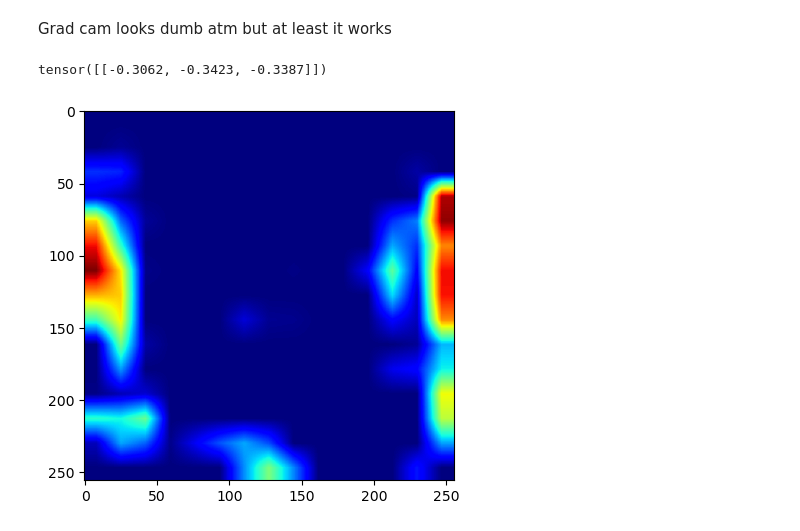
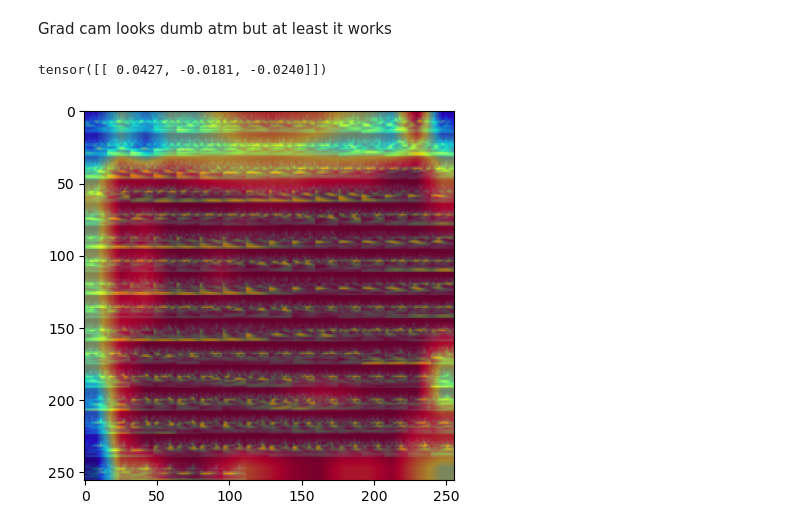
Before and after one commit to CEBangu/MEG-Decoding, a Jupyter notebook: model_adaptation.ipynb, the cells around one changed output. Drawn from its saved outputs; the diff is of its cells as text; code cells hidden in the pictures.

```diff
--- a/model_adaptation.ipynb
+++ b/model_adaptation.ipynb
@@ -117,7 +117,6 @@ input_tensor = preprocess(input_image)
 # %% [markdown]
 Grad cam looks dumb atm but at least it works
 # %%
-from torch.autograd import Function
 import cv2
 
 # Add a batch dimension to the input tensor
@@ -149,38 +148,45 @@ class GradCAM:
         gradients = self.gradients.cpu().data.numpy()[0]
         activations = self.activations.cpu().data.numpy()[0]
 
         weights = np.mean(gradients, axis=(1, 2))
         cam = np.zeros(activations.shape[1:], dtype=np.float32)
 
         for i, w in enumerate(weights):
             cam += w * activations[i]
 
         cam = np.maximum(cam, 0)
-        cam = cv2.resize(cam, (input_tensor.size(2), input_tensor.size(3)))
+        cam = cv2.resize(cam, (input_tensor.shape[2], input_tensor.shape[3]))
         cam = cam - np.min(cam)
         cam = cam / np.max(cam)
         return cam
 
 # Add a batch dimension to the input tensor
 input_batch = input_tensor.unsqueeze(dim=0)
 
 # Ensure the model is in evaluation mode
-alex_final_only.eval()
+alex_gradual.eval()
 
 # Pass the input tensor through the model
 with torch.no_grad():
-    output = alex_final_only(input_batch)
+    output = alex_gradual(input_batch)
 
 print(output)
 
 # Generate Grad-CAM
-grad_cam = GradCAM(alex_final_only, alex_final_only.features[10])
+grad_cam = GradCAM(alex_gradual, alex_gradual.features[10])
 target_class = output.argmax().item()
 cam = grad_cam.generate_cam(input_batch, target_class)
 
-# Visualize the Grad-CAM
-plt.imshow(cam, cmap='jet')
+# Convert input image to RGB and visualize the Grad-CAM over the original image
+input_image_rgb = input_image.convert("RGB")
+input_image_np = np.array(input_image_rgb.resize((input_tensor.shape[1], input_tensor.shape[2])))
+heatmap = cv2.applyColorMap(np.uint8(255 * cam), cv2.COLORMAP_JET)
+heatmap = np.float32(heatmap) / 255
+overlay = heatmap + np.float32(input_image_np) / 255
+overlay = overlay / np.max(overlay)
+
+plt.imshow(overlay)
 plt.show()
 # %% [output]
-tensor([[-0.3062, -0.3423, -0.3387]])
+tensor([[ 0.0427, -0.0181, -0.0240]])
-[figure, old version]
+[figure, new version]
```
Also changed, not shown: parts of 6 cells of this notebook.
